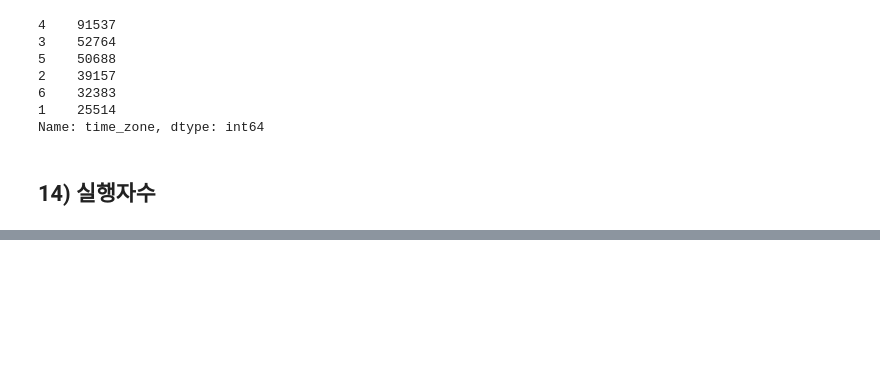
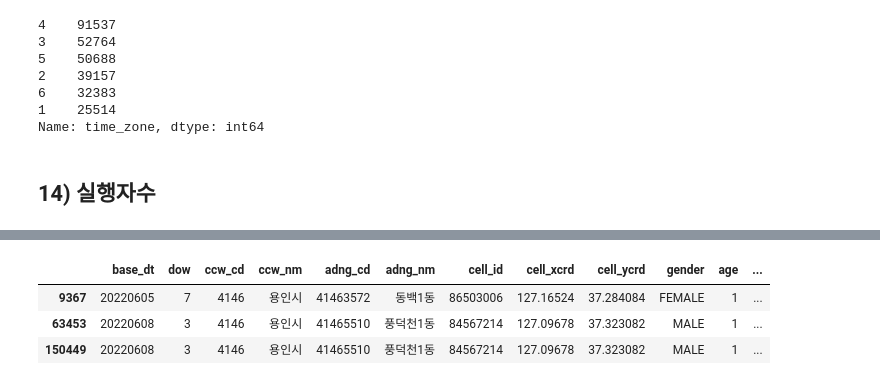
Before and after one commit to Shim-JS/BigCon_2022, a Jupyter notebook: Seline_01_1_데이터파악.ipynb, the cells around one changed output, grey strips where cells are left out. Cells and saved outputs as stored; diff of their text form; code cells hidden in the pictures; blank space fills up the shorter version.

```diff
--- a/Seline_01_1_데이터파악.ipynb
+++ b/Seline_01_1_데이터파악.ipynb
@@ -334,0 +347,7 @@ Name: time_zone, dtype: int64
+# %%
+df.loc[df.count_cust>= 100]
+# %% [output]
+|  | base_dt | dow | ccw_cd | ccw_nm | adng_cd | adng_nm | cell_id | cell_xcrd | cell_ycrd | gender | age | ... |
+| 9367 | 20220605 | 7 | 4146 | 용인시 | 41463572 | 동백1동 | 86503006 | 127.16524 | 37.284084 | FEMALE | 1 | ... |
+| 63453 | 20220608 | 3 | 4146 | 용인시 | 41465510 | 풍덕천1동 | 84567214 | 127.09678 | 37.323082 | MALE | 1 | ... |
+| 150449 | 20220608 | 3 | 4146 | 용인시 | 41465510 | 풍덕천1동 | 84567214 | 127.09678 | 37.323082 | MALE | 1 | ... |
```
Also changed, not shown: parts of 1 cell of this notebook, 2 other files.
